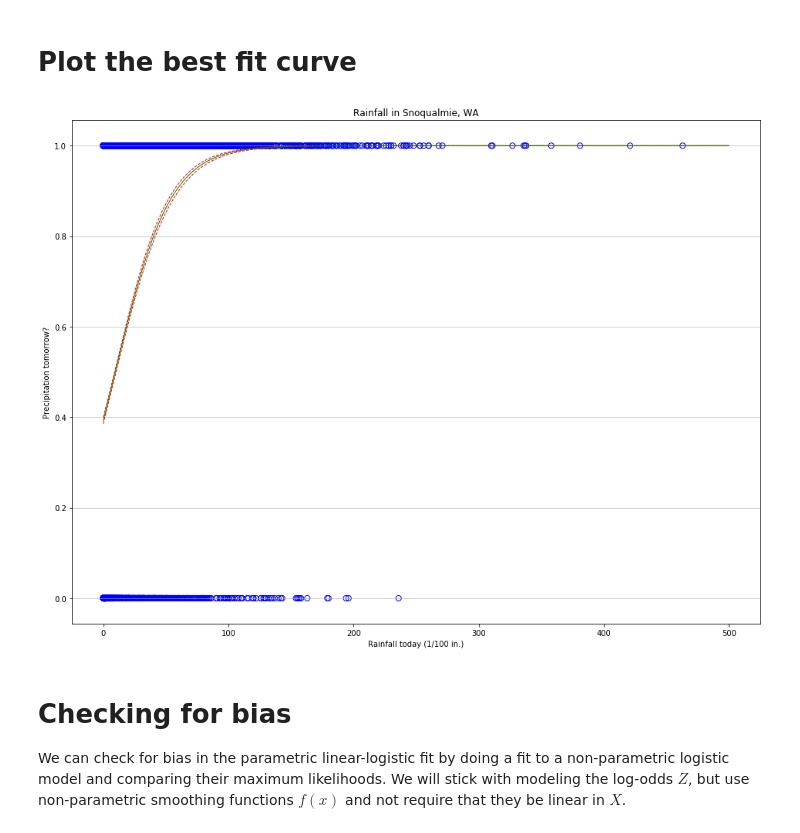
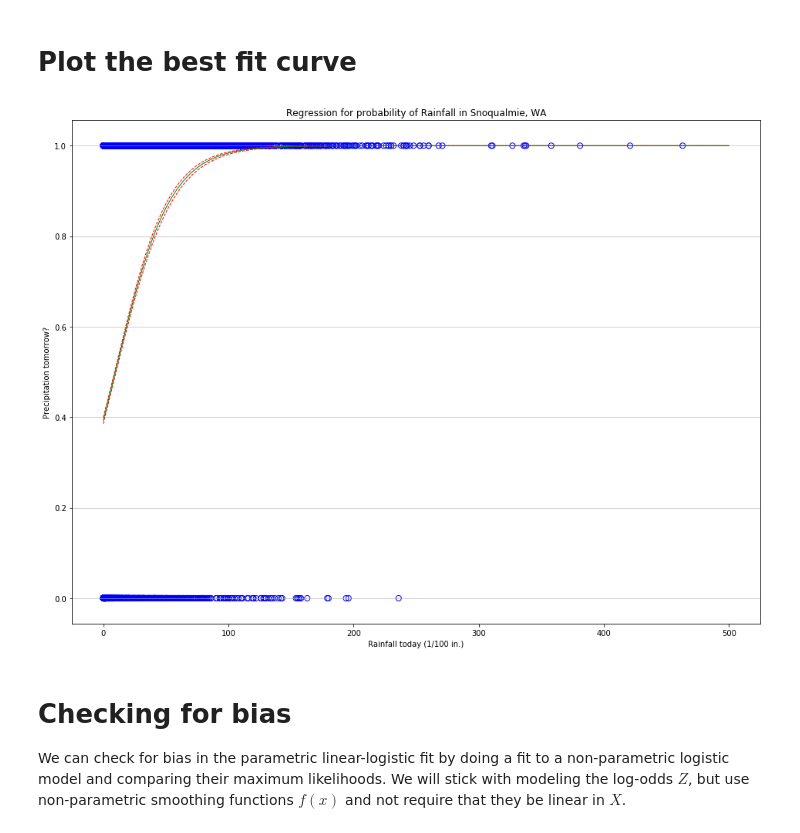
Before and after one commit to bhaney/snoq_rainfall, a Jupyter notebook: Logistic_regression_rainfall_prediction.ipynb, the cells around one changed output. Drawn from its saved outputs; the diff is of its cells as text; code cells hidden in the pictures.

```diff
--- a/Logistic_regression_rainfall_prediction.ipynb
+++ b/Logistic_regression_rainfall_prediction.ipynb
@@ -26,7 +26,7 @@ from itertools import cycle
 rainfall_sequence = snoqualmie.values.flatten()
 rainfall_sequence = rainfall_sequence[~np.isnan(rainfall_sequence)]
 
-snoq = pd.DataFrame(columns=['year','day','rainfall today','rainfall tomorrow','rained today?','rained tomorrow?'])
+snoq = pd.DataFrame()
 years = range(1948,1984)
 days_per_year = cycle((366, 365, 365, 365))
 for year_i, num_days in zip(range(len(years)), days_per_year):
@@ -285,19 +285,19 @@ yaxis_neg1err = sample_best_fit_curve(x_values, -1.96)
 # %%
 #plot it!
 plt.close('all')
 plt.figure(figsize=(16,12))
 plt.scatter(x=snoq['rainfall today'].values, y=snoq['rained tomorrow?'].values, s=50, color='blue',marker='o',facecolors='none');
 plt.plot(xaxis,yaxis_1err, linewidth=1,color='red',linestyle='dashed') # 95% confidence up assuming Gaussian errors on estimators
 plt.plot(xaxis,yaxis_neg1err, linewidth=1,color='red',linestyle='dashed') # 95% confidence down assuming Gaussian errors on estimators
 plt.plot(xaxis,yaxis, linewidth=1,color='green') #regression line
-plt.title('Rainfall in Snoqualmie, WA')
+plt.title('Regression for probability of Rainfall in Snoqualmie, WA')
 plt.xlabel('Rainfall today (1/100 in.)')
 plt.ylabel('Precipitation tomorrow?')
 plt.grid(axis='y', alpha=0.75)
 # These confidence intervals only account for variance, they do not account for the possible bias of the fit.
 # I.e. logistic regression may not be the most optimal model to maximizes the likelihood.
 # %% [output]
-[figure, old version]
+[figure, new version]
 # %% [markdown]
 # Checking for bias
 
```
Also changed, not shown: parts of 21 cells of this notebook.
